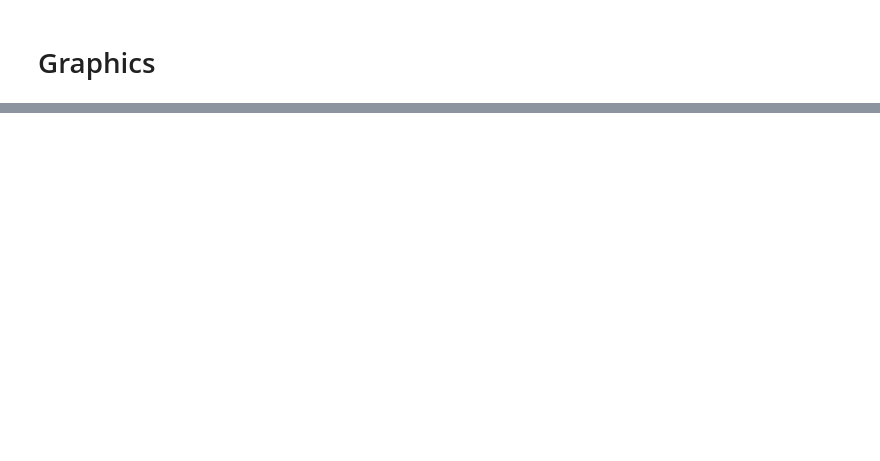
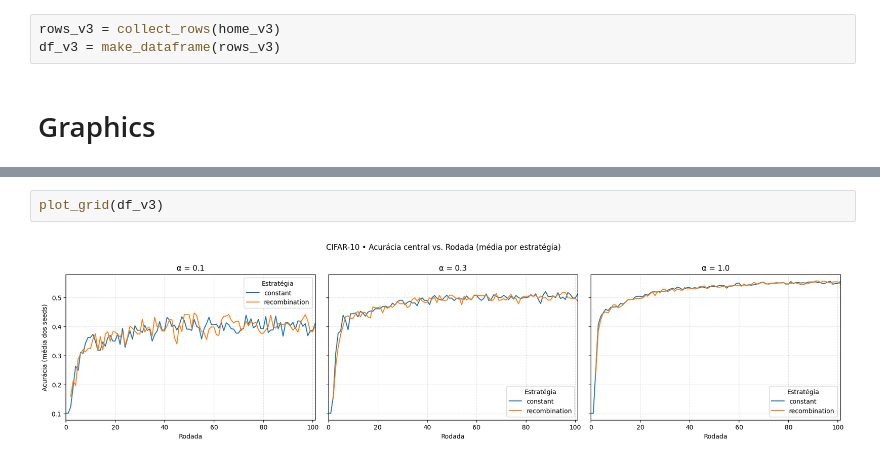
Before and after one commit to RafaelGreg18/tcc-def, a Jupyter notebook: experiments/premotivational/analysis/recombination.ipynb, the cells around one changed output, grey strips where cells are left out. Cells and saved outputs as stored; diff of their text form; blank space fills up the shorter version.

```diff
--- a/experiments/premotivational/analysis/recombination.ipynb
+++ b/experiments/premotivational/analysis/recombination.ipynb
@@ -141,3 +146,6 @@ df = make_dataframe(rows)
+# %%
+rows_v3 = collect_rows(home_v3)
+df_v3 = make_dataframe(rows_v3)
 # %% [markdown]
 # Graphics
 # %%
@@ -146,0 +159,4 @@ plot_grid(df)
+# %%
+plot_grid(df_v3)
+# %% [output]
+[figure, added]
```
Also changed, not shown: parts of 5 cells of this notebook, 40 other files.
